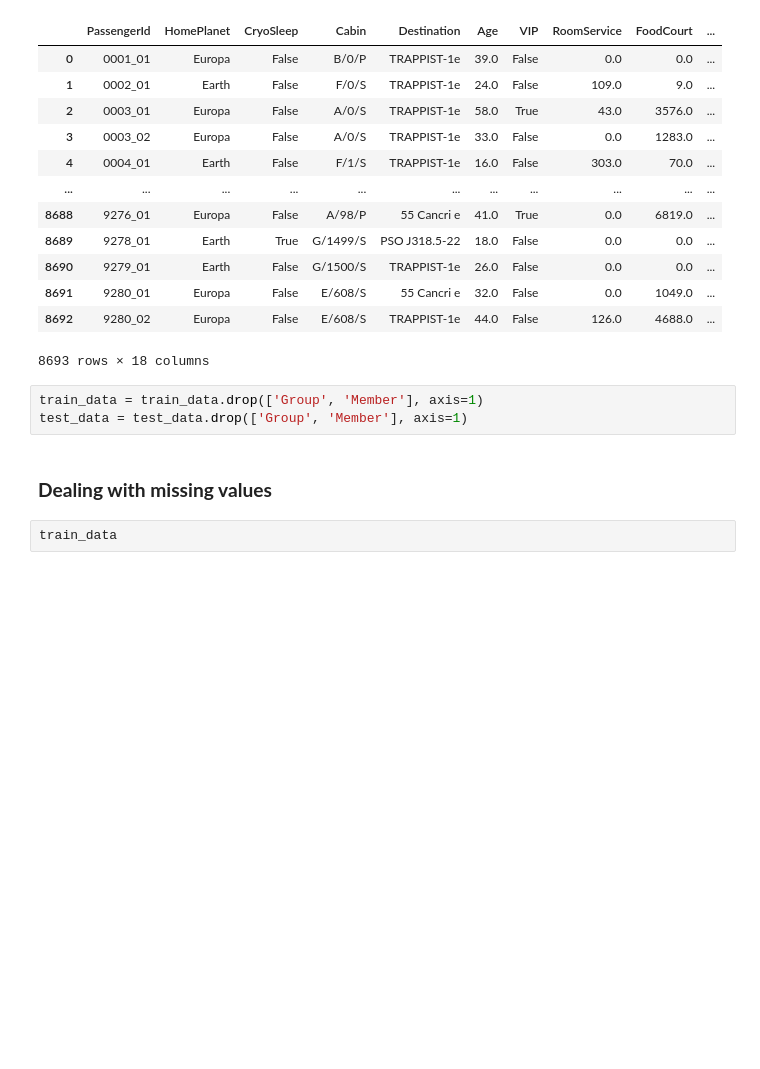
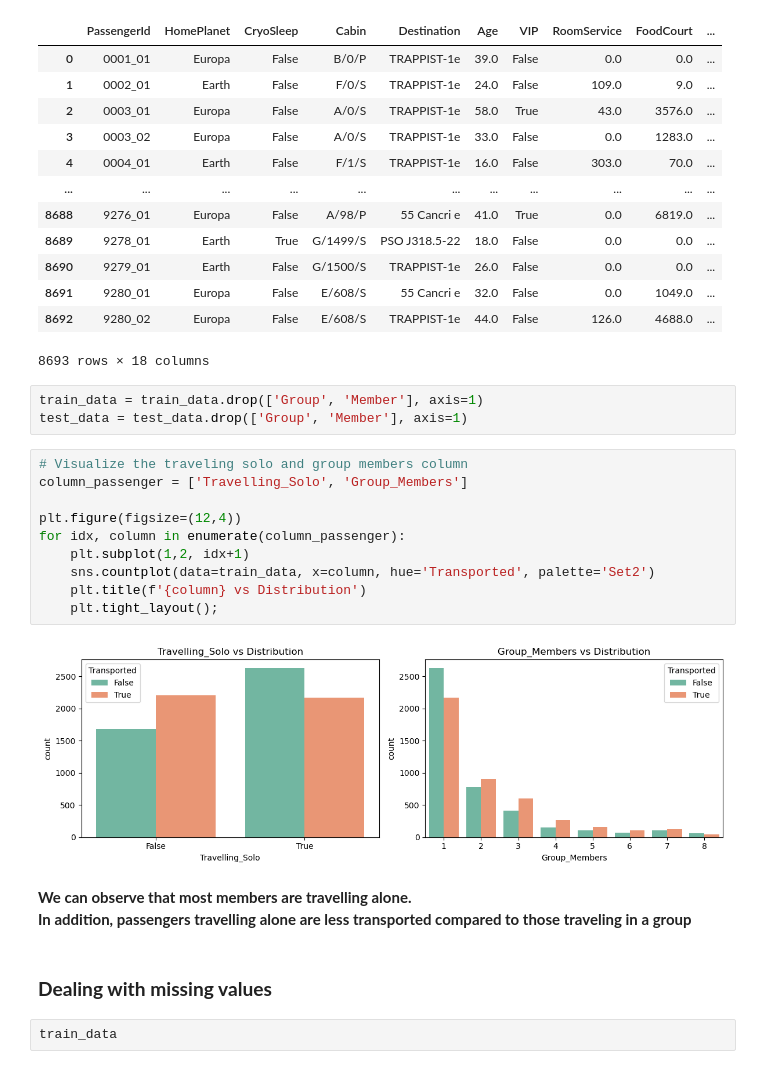
Before and after one commit to Emilly-Njue/Spaceship-Titanic, a Jupyter notebook: spaceship.ipynb, the cells around one changed output. Drawn from its saved outputs; the diff is of its cells as text; blank space fills up the shorter version.

Commit message:
passenger id

```diff
--- a/spaceship.ipynb
+++ b/spaceship.ipynb
@@ -282,6 +282,20 @@ train_data
 # %%
 train_data = train_data.drop(['Group', 'Member'], axis=1)
 test_data = test_data.drop(['Group', 'Member'], axis=1)
+# %%
+# Visualize the traveling solo and group members column
+column_passenger = ['Travelling_Solo', 'Group_Members']
+
+plt.figure(figsize=(12,4))
+for idx, column in enumerate(column_passenger):
+    plt.subplot(1,2, idx+1)
+    sns.countplot(data=train_data, x=column, hue='Transported', palette='Set2')
+    plt.title(f'{column} vs Distribution')
+    plt.tight_layout();
+# %% [output]
+[figure, added]
+# %% [markdown]
+**We can observe that most members are travelling alone. <br>In addition, passengers travelling alone are less transported compared to those traveling in a group**
 # %% [markdown]
 ### **Dealing with missing values**
 # %%
```
